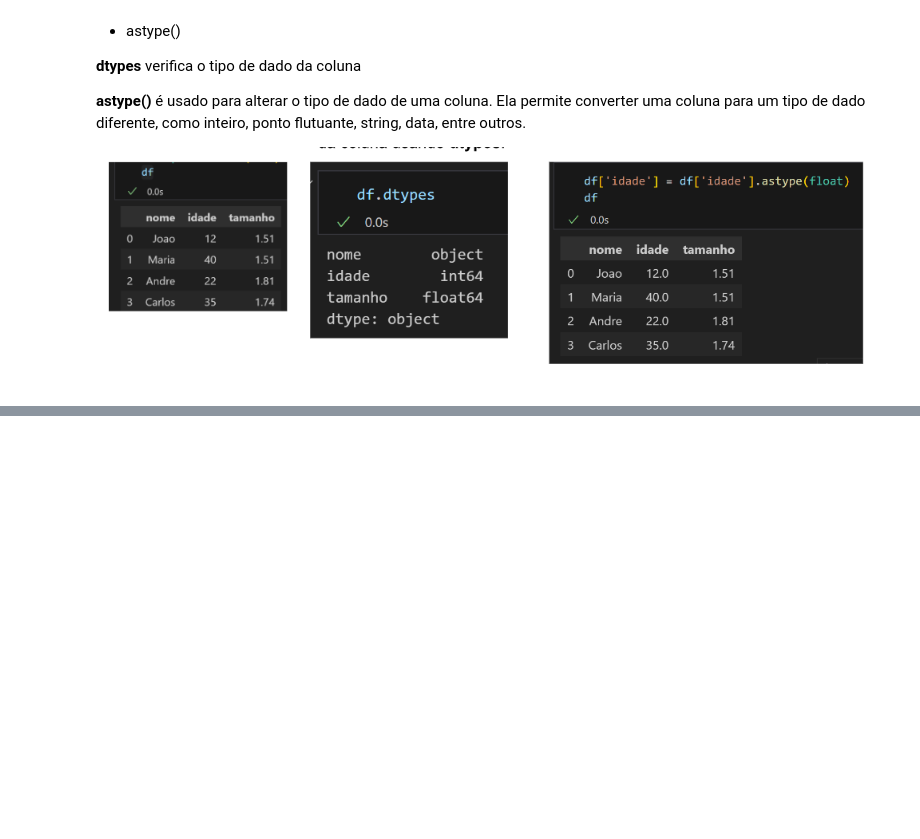
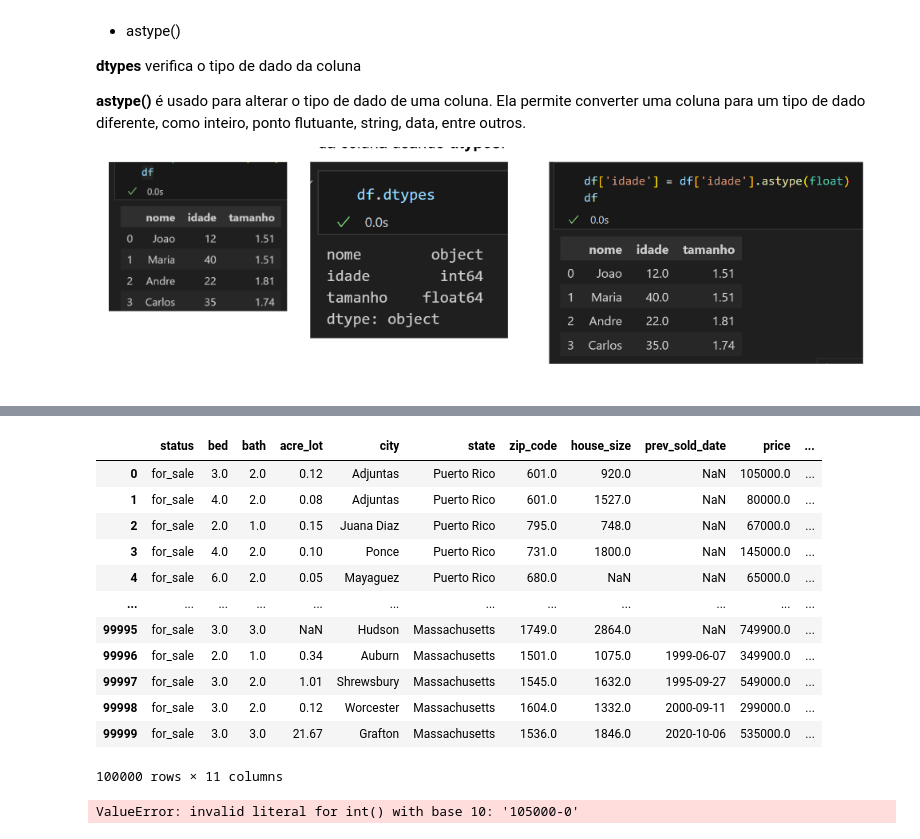
Before and after one commit to RegianeRSilva/curso, a Jupyter notebook: Aula 14 - Data Wrangling II/Aula 14 - Meu resumo.ipynb, the cells around one changed output, grey strips where cells are left out. Saved outputs shown, nothing was run; the diff lists cells and outputs as text; code cells hidden in the pictures; blank space fills up the shorter version.

```diff
--- a/Aula 14 - Data Wrangling II/Aula 14 - Meu resumo.ipynb
+++ b/Aula 14 - Data Wrangling II/Aula 14 - Meu resumo.ipynb
@@ -553,0 +695,22 @@ pd.pivot_table(data = df_sns, index= 'Task', columns='Year', values= 'Score', ag
+# %%
+df['price_error'] = df['price'].astype(str).str.replace('.','-')
+# %%
+df
+# %% [output]
+|  | status | bed | bath | acre_lot | city | state | zip_code | house_size | prev_sold_date | price | ... |
+| 0 | for_sale | 3.0 | 2.0 | 0.12 | Adjuntas | Puerto Rico | 601.0 | 920.0 | NaN | 105000.0 | ... |
+| 1 | for_sale | 4.0 | 2.0 | 0.08 | Adjuntas | Puerto Rico | 601.0 | 1527.0 | NaN | 80000.0 | ... |
+| 2 | for_sale | 2.0 | 1.0 | 0.15 | Juana Diaz | Puerto Rico | 795.0 | 748.0 | NaN | 67000.0 | ... |
+| 3 | for_sale | 4.0 | 2.0 | 0.10 | Ponce | Puerto Rico | 731.0 | 1800.0 | NaN | 145000.0 | ... |
+| 4 | for_sale | 6.0 | 2.0 | 0.05 | Mayaguez | Puerto Rico | 680.0 | NaN | NaN | 65000.0 | ... |
+| ... | ... | ... | ... | ... | ... | ... | ... | ... | ... | ... | ... |
+| 99995 | for_sale | 3.0 | 3.0 | NaN | Hudson | Massachusetts | 1749.0 | 2864.0 | NaN | 749900.0 | ... |
+| 99996 | for_sale | 2.0 | 1.0 | 0.34 | Auburn | Massachusetts | 1501.0 | 1075.0 | 1999-06-07 | 349900.0 | ... |
+| 99997 | for_sale | 3.0 | 2.0 | 1.01 | Shrewsbury | Massachusetts | 1545.0 | 1632.0 | 1995-09-27 | 549000.0 | ... |
+| 99998 | for_sale | 3.0 | 2.0 | 0.12 | Worcester | Massachusetts | 1604.0 | 1332.0 | 2000-09-11 | 299000.0 | ... |
+| 99999 | for_sale | 3.0 | 3.0 | 21.67 | Grafton | Massachusetts | 1536.0 | 1846.0 | 2020-10-06 | 535000.0 | ... |
+100000 rows × 11 columns
+# %%
+df['price_error'].astype(int) #ele não deica alterar o tipo da variavel para inteiro devido a os valores terem um - (traço). Tem que tratar os dados, alterarndo o - para .  e ai pedindo para converter
+# %% [output]
+ValueError: invalid literal for int() with base 10: '105000-0'
```
Also changed, not shown: parts of 16 cells of this notebook.
